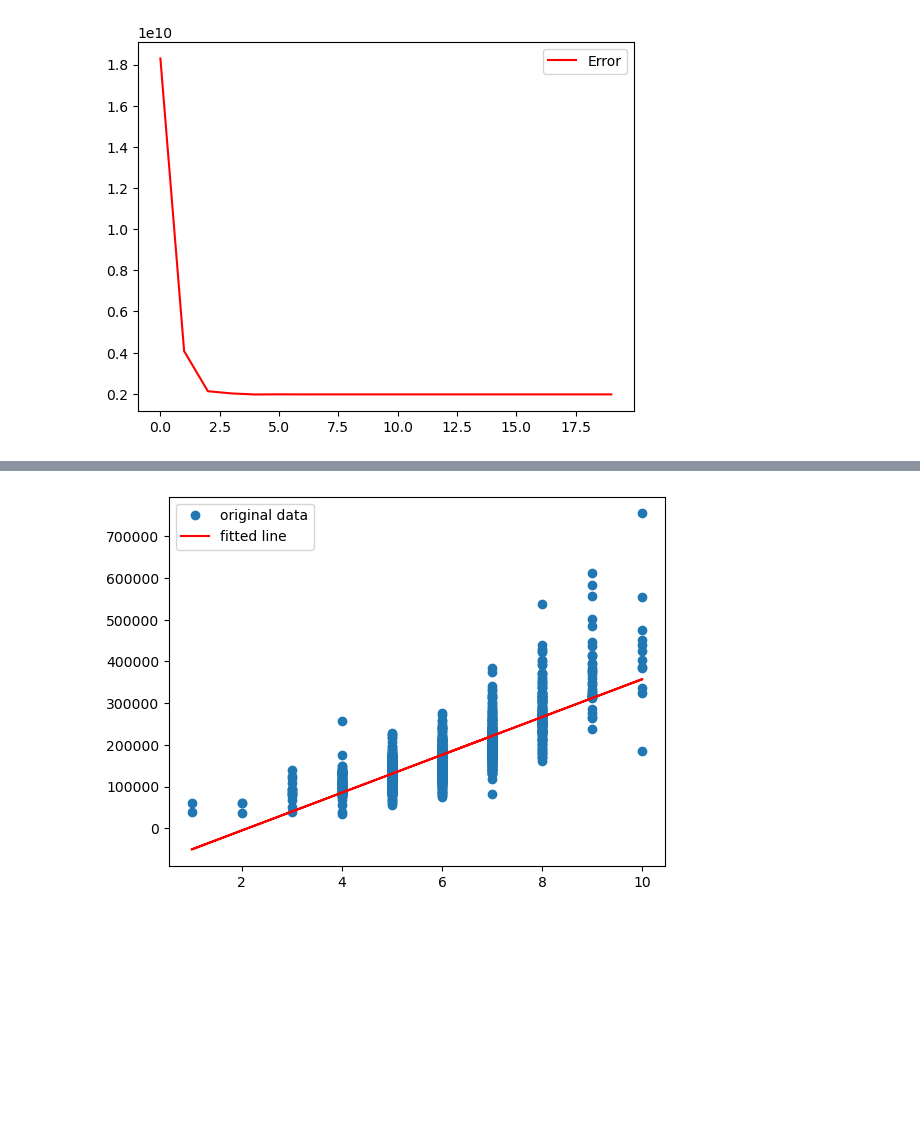
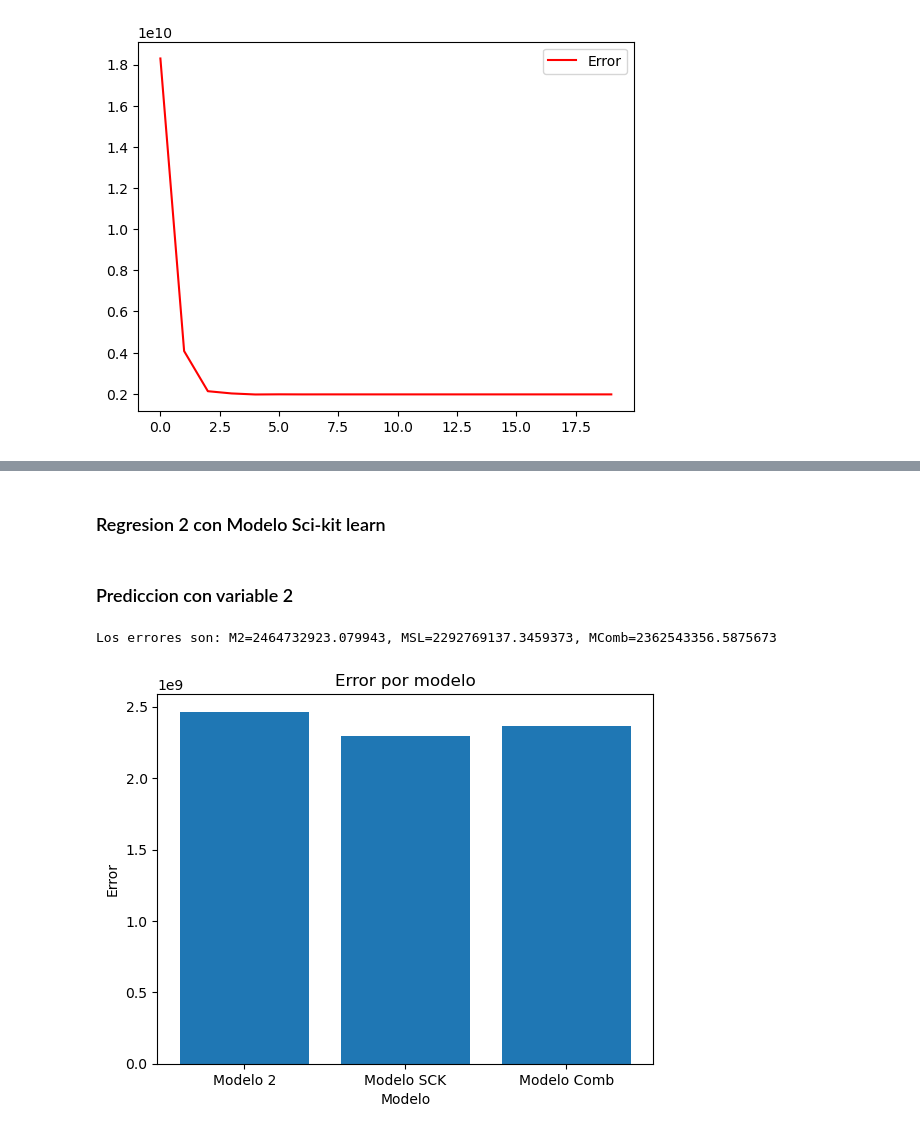
Before and after one commit to noemonterrosa/ClasePythonMaster, a Jupyter notebook: proyecto1NM.ipynb, the cells around one changed output, grey strips where cells are left out. Saved outputs shown, nothing was run; the diff lists cells and outputs as text; code cells hidden in the pictures; blank space fills up the shorter version.

```diff
--- a/proyecto1NM.ipynb
+++ b/proyecto1NM.ipynb
@@ -293,5 +350,5 @@ Modelo2 = Modelo(b1, b0, epochs, alpha , x, y, print_iters)
 # %%
-datos2, b0_2, b1_2 = Modelo1.train(b1, b0, epochs,x, y, print_iters, alpha)
+datos2, b0_2, b1_2 = Modelo1.train(b1, b0, epochs,x2, y, print_iters, alpha)
 # %% [output]
 El error de la iteracion 0 es: 18292851194.325344
 El error de la iteracion 2 es: 2127599615.87172
@@ -445,7 +376,29 @@ Intercept: -96469.5713187397
-# %%
-plt.plot(x1, y, 'o', label='original data')
-plt.plot(x1, intercept + slope*x1, 'r', label='fitted line')
-plt.legend()
-plt.show()
-# %% [output]
-[figure, removed]
+# %% [markdown]
+### Regresion 2 con Modelo Sci-kit learn
+# %%
+#Regresion Linear con scikit learn
+
+reg2 = LinearRegression().fit(x2, y)
+x_test2 = df2['1stFlrSF'].values
+x_test2 =np.reshape(x_test2,[-1,1])
+pred_l2 = reg1.predict(x_test2)
+# %% [markdown]
+### Prediccion con variable 2
+# %%
+b0 = b0_2
+b1 = b1_2
+b1L = reg2.coef_[0][0]
+b0L = reg2.intercept_[0]
+error1, error2, error3, yhat1, yhat2, yhat3 = Predict(b0,b1,b0L,b1L,x_test2,y_test)
+print(f'Los errores son: M2={error1}, MSL={error2}, MComb={error3}')
+# %% [output]
+Los errores son: M2=2464732923.079943, MSL=2292769137.3459373, MComb=2362543356.5875673
+# %%
+fig, ax = plt.subplots()
+ax.bar(['Modelo 2', 'Modelo SCK', 'Modelo Comb'],[error1, error2, error3])
+ax.set_ylabel('Error')
+ax.set_xlabel('Modelo')
+ax.set_title('Error por modelo')
+plt.show()
+# %% [output]
+[figure, added]
```
Also changed, not shown: parts of 27 cells of this notebook.
